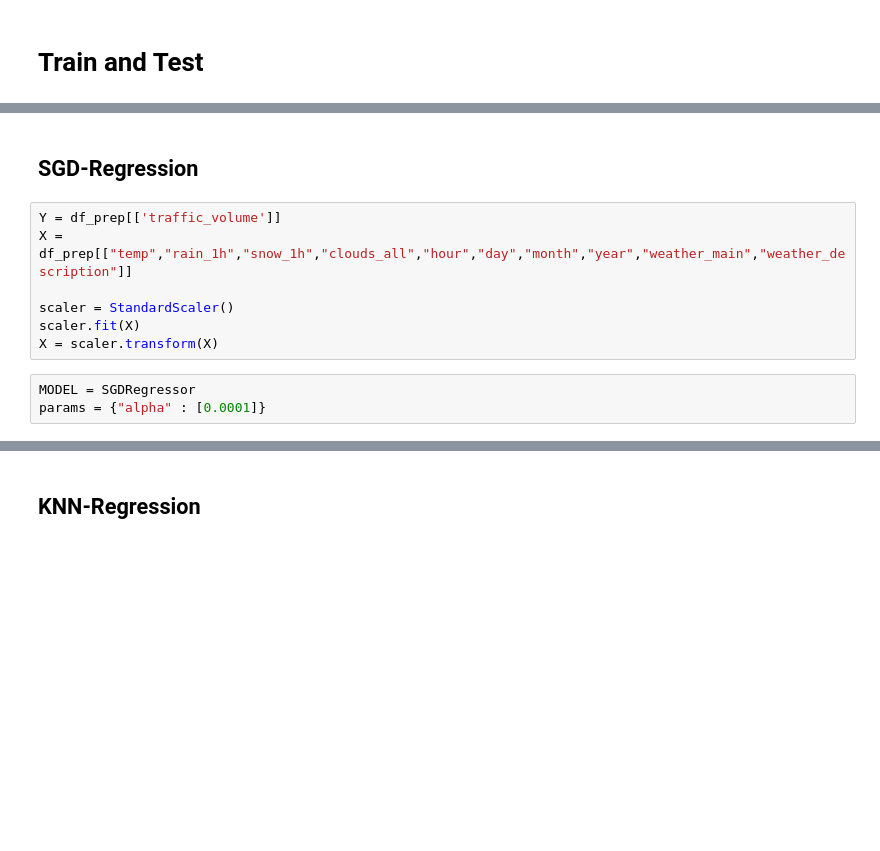
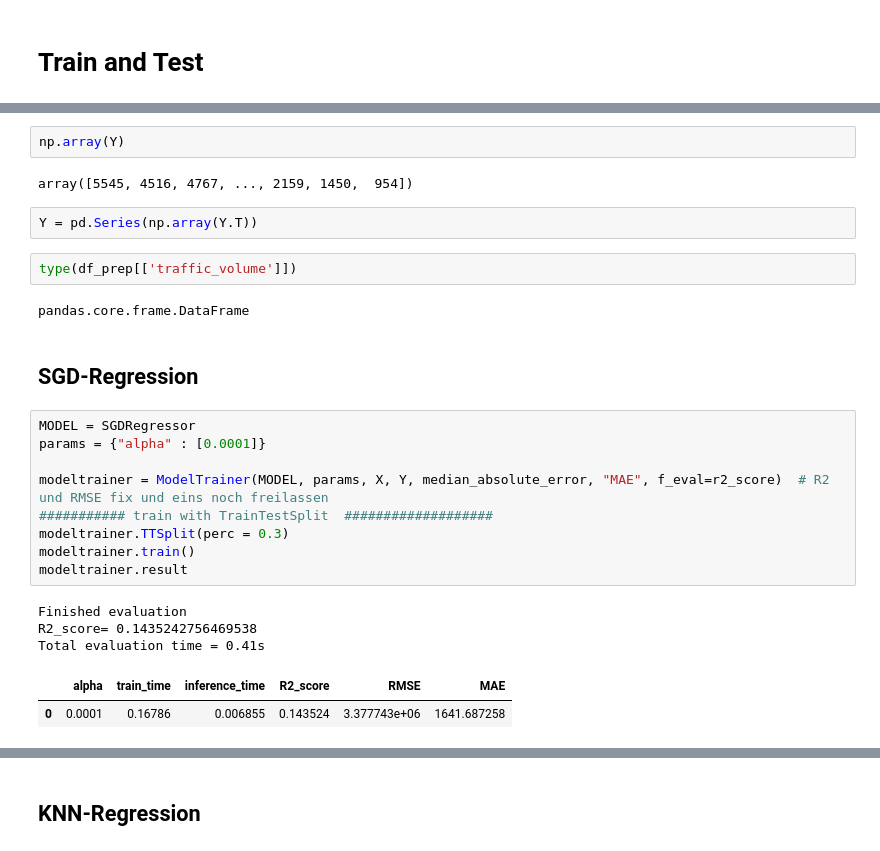
Before and after one commit to hitimr/ML_2020, a Jupyter notebook: Ex2/Metro/metro_exploration.ipynb, the cells around one changed output, grey strips where cells are left out. Cells and saved outputs as stored; diff of their text form; blank space fills up the shorter version.

```diff
--- a/Ex2/Metro/metro_exploration.ipynb
+++ b/Ex2/Metro/metro_exploration.ipynb
@@ -309,13 +348,28 @@ plot = sns.distplot(df_prep["traffic_volume"], color="red")
+# %%
+np.array(Y)
+# %% [output]
+array([5545, 4516, 4767, ..., 2159, 1450,  954])
+# %%
+Y = pd.Series(np.array(Y.T))
+# %%
+type(df_prep[['traffic_volume']])
+# %% [output]
+pandas.core.frame.DataFrame
 # %% [markdown]
 ## SGD-Regression
-# %%
-Y = df_prep[['traffic_volume']]
-X = df_prep[["temp","rain_1h","snow_1h","clouds_all","hour","day","month","year","weather_main","weather_description"]]
-
-scaler = StandardScaler()
-scaler.fit(X)
-X = scaler.transform(X)
-# %%
-MODEL = SGDRegressor
-params = {"alpha" : [0.0001]}
+# %%
+MODEL = SGDRegressor
+params = {"alpha" : [0.0001]}
+
+modeltrainer = ModelTrainer(MODEL, params, X, Y, median_absolute_error, "MAE", f_eval=r2_score)  # R2 und RMSE fix und eins noch freilassen
+########### train with TrainTestSplit  ###################
+modeltrainer.TTSplit(perc = 0.3)
+modeltrainer.train()
+modeltrainer.result
+# %% [output]
+Finished evaluation
+R2_score= 0.1435242756469538
+Total evaluation time = 0.41s
+|  | alpha | train_time | inference_time | R2_score | RMSE | MAE |
+| 0 | 0.0001 | 0.16786 | 0.006855 | 0.143524 | 3.377743e+06 | 1641.687258 |
 # %%
```
Also changed, not shown: parts of 11 cells of this notebook, 6 other files.
